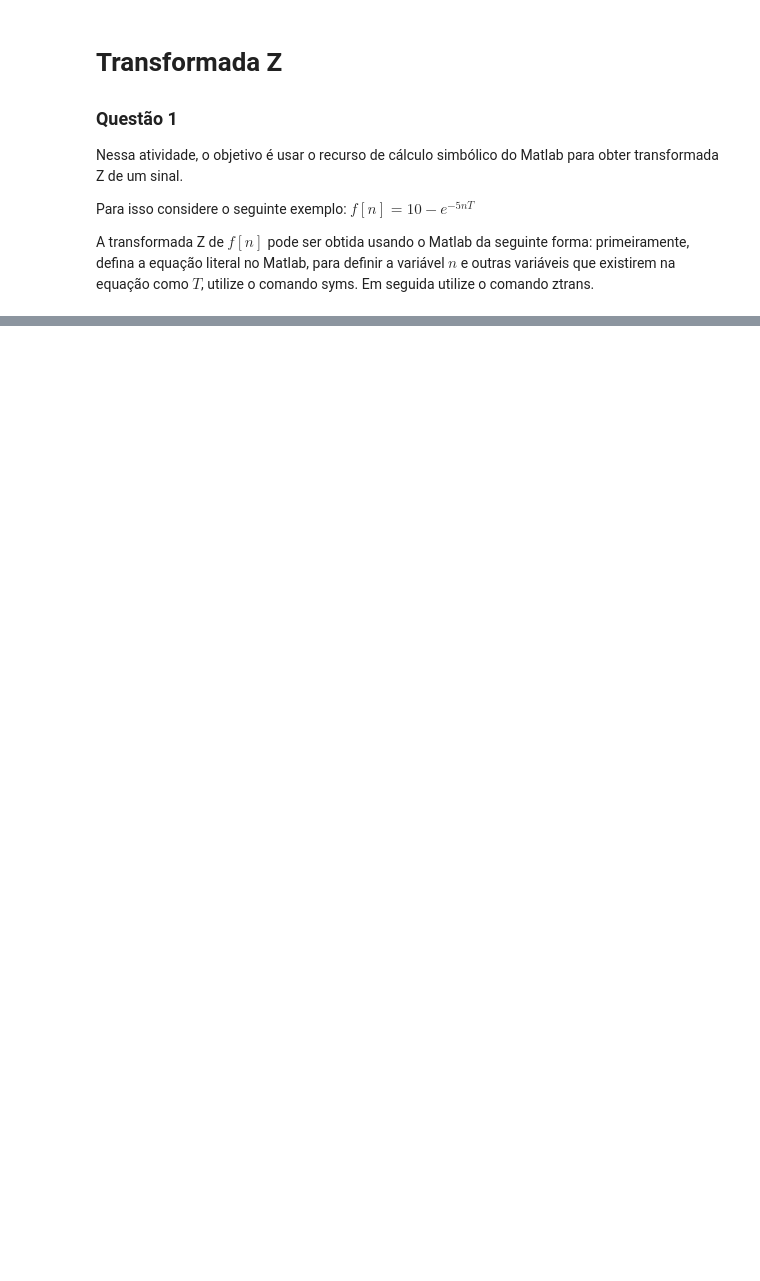
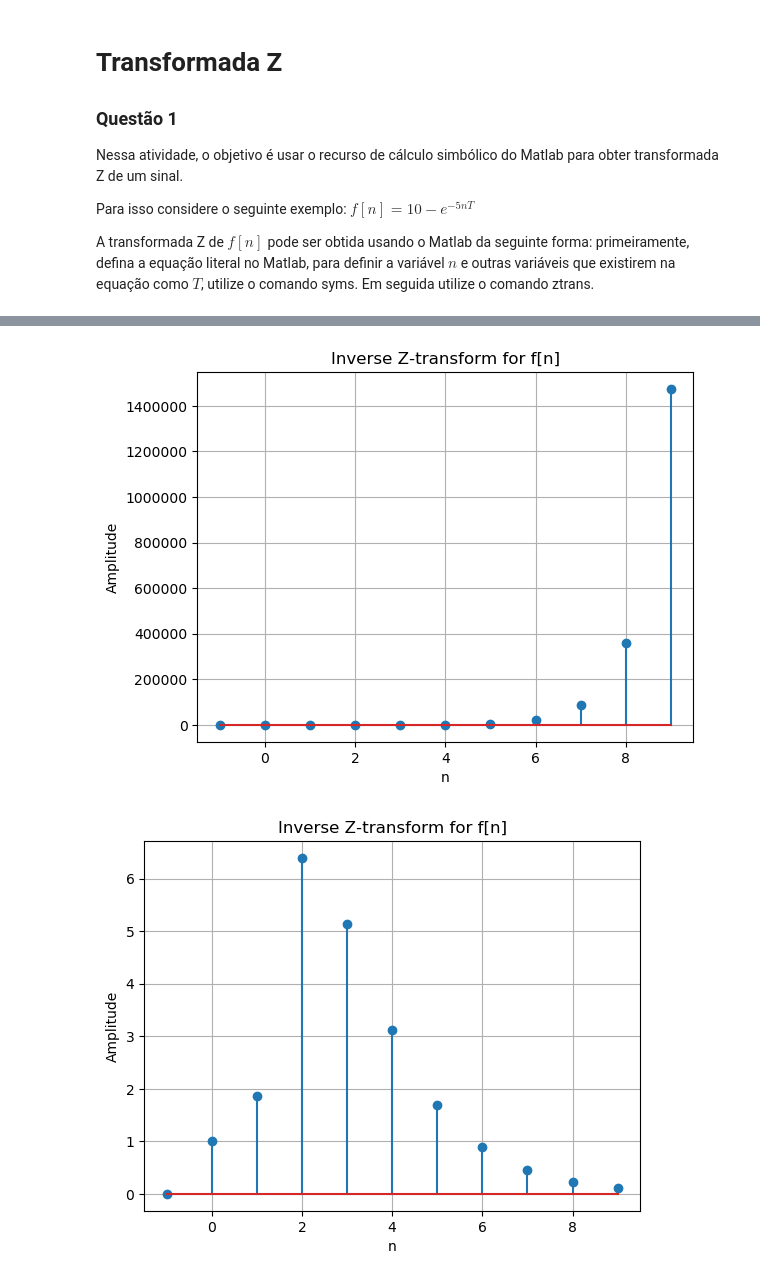
Before and after one commit to gianvstheworld/digital_control, a Jupyter notebook: z_transform/transform.ipynb, the cells around one changed output, grey strips where cells are left out. Drawn from its saved outputs; the diff is of its cells as text; code cells hidden in the pictures; blank space fills up the shorter version.

```diff
--- a/z_transform/transform.ipynb
+++ b/z_transform/transform.ipynb
@@ -68,0 +357,17 @@ T⋅z⋅(z - 1.0)
+# %%
+LIM = 10
+n_values = np.arange(-LIM, LIM)
+
+for signal in [f_a, f_b, f_c, f_d, f_e]:
+    signal_in = signal
+    signal = PlotExpr(n_values, signal_in, LIM=LIM)
+
+    plt.stem(n_values[len(n_values)//2 - 1:], signal[len(signal)//2 - 1:])
+    plt.title(f'Inverse Z-transform for f[n]')
+    plt.xlabel('n')
+    plt.ylabel('Amplitude')
+    plt.grid(True)
+    plt.show()
+# %% [output]
+[figure, added]
+[figure, added]
```
Also changed, not shown: parts of 18 cells of this notebook, 2 other files.
